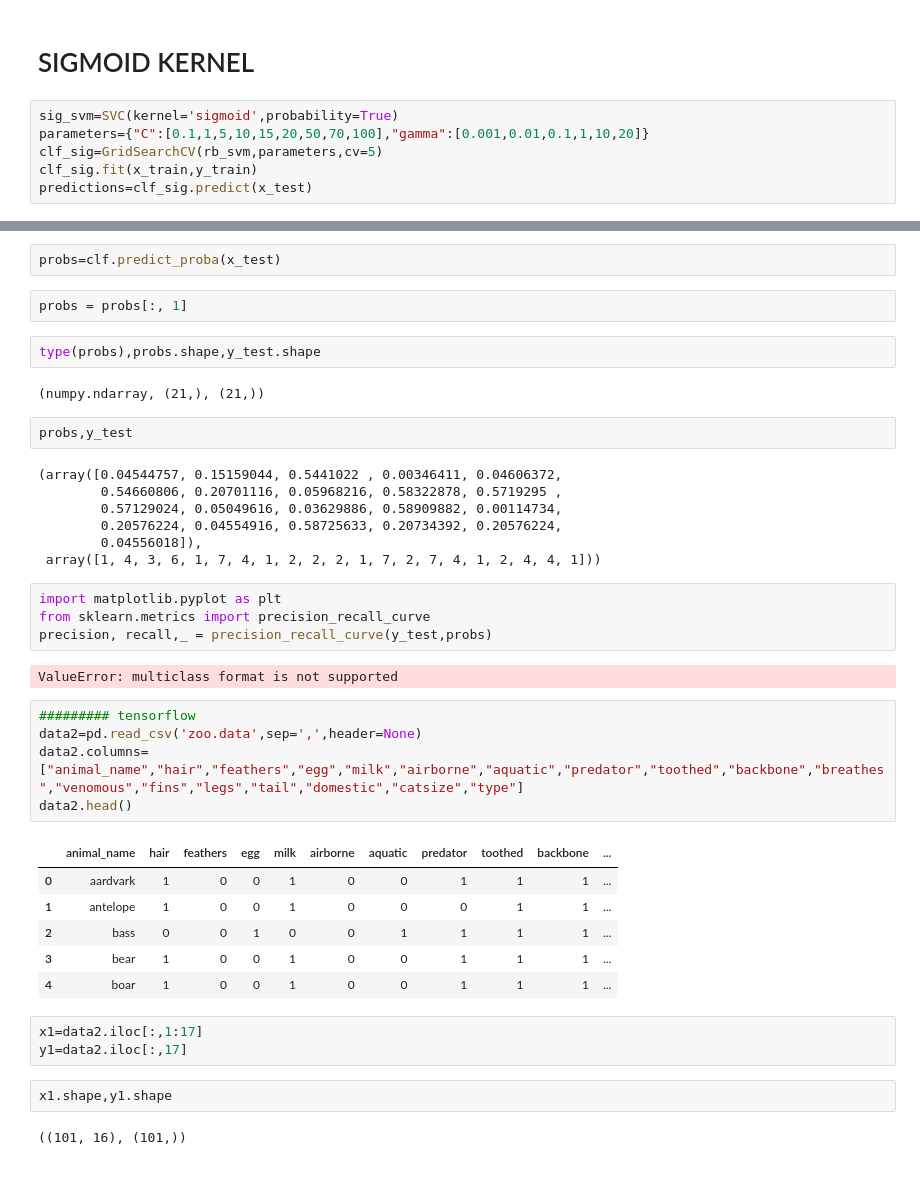
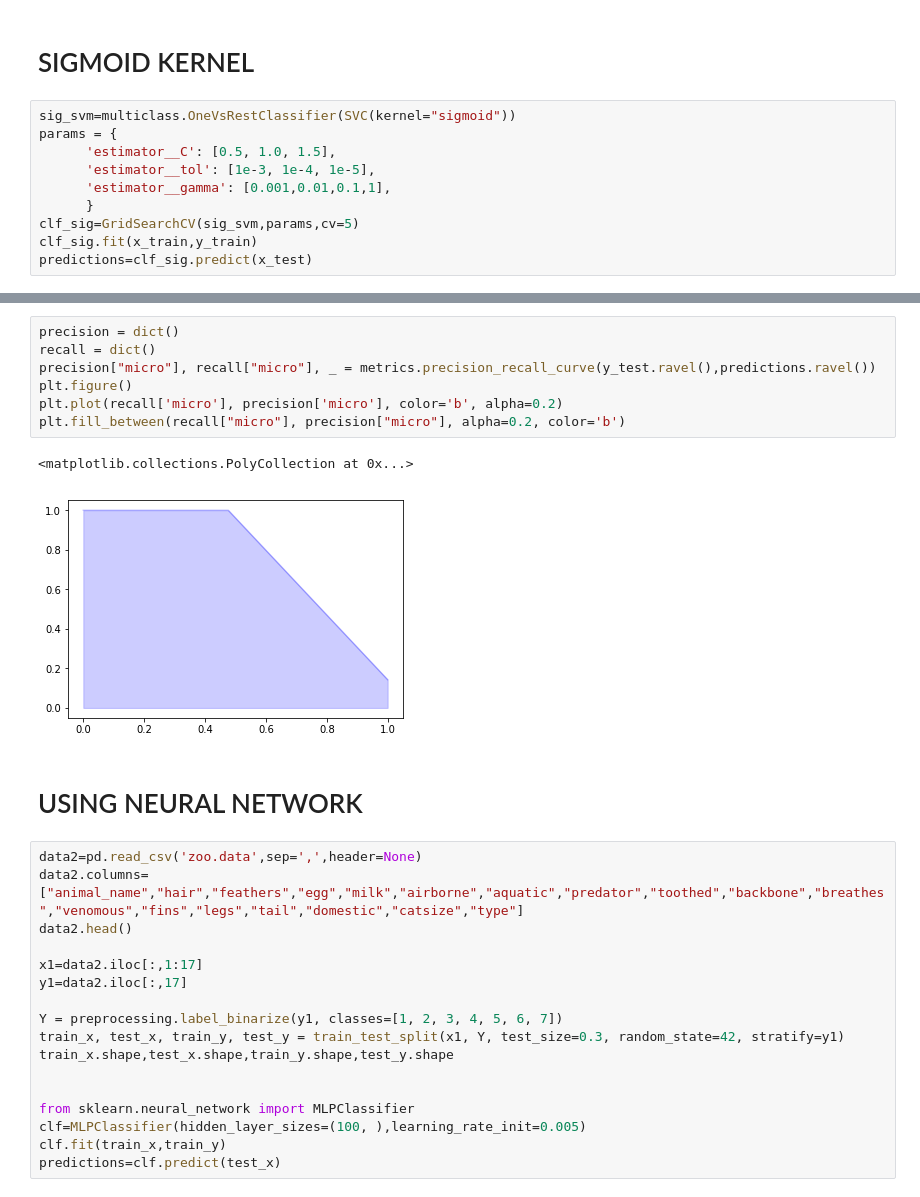
Before and after one commit to Himani2000/celestini_task, a Jupyter notebook: CELESTINI_MAIN.ipynb, the cells around one changed output, grey strips where cells are left out. Saved outputs shown, nothing was run; the diff lists cells and outputs as text.

```diff
--- a/CELESTINI_MAIN.ipynb
+++ b/CELESTINI_MAIN.ipynb
@@ -136,9 +163,13 @@ weighted avg       1.00      1.00      1.00        21
 # %% [markdown]
 # SIGMOID KERNEL
 # %%
-sig_svm=SVC(kernel='sigmoid',probability=True)
-parameters={"C":[0.1,1,5,10,15,20,50,70,100],"gamma":[0.001,0.01,0.1,1,10,20]}
-clf_sig=GridSearchCV(rb_svm,parameters,cv=5)
+sig_svm=multiclass.OneVsRestClassifier(SVC(kernel="sigmoid"))
+params = {
+      'estimator__C': [0.5, 1.0, 1.5],
+      'estimator__tol': [1e-3, 1e-4, 1e-5],
+      'estimator__gamma': [0.001,0.01,0.1,1],
+      }
+clf_sig=GridSearchCV(sig_svm,params,cv=5)
 clf_sig.fit(x_train,y_train)
 predictions=clf_sig.predict(x_test)
 # %%
@@ -182,42 +196,29 @@ CalibratedClassifierCV(base_estimator=SVC(C=1.0, cache_size=200, class_weight=No
-# %%
-probs=clf.predict_proba(x_test)
-# %%
-probs = probs[:, 1]
-# %%
-type(probs),probs.shape,y_test.shape
-# %% [output]
-(numpy.ndarray, (21,), (21,))
-# %%
-probs,y_test
-# %% [output]
-(array([0.04544757, 0.15159044, 0.5441022 , 0.00346411, 0.04606372,
-        0.54660806, 0.20701116, 0.05968216, 0.58322878, 0.5719295 ,
-        0.57129024, 0.05049616, 0.03629886, 0.58909882, 0.00114734,
-        0.20576224, 0.04554916, 0.58725633, 0.20734392, 0.20576224,
-        0.04556018]),
- array([1, 4, 3, 6, 1, 7, 4, 1, 2, 2, 2, 1, 7, 2, 7, 4, 1, 2, 4, 4, 1]))
-# %%
-import matplotlib.pyplot as plt
-from sklearn.metrics import precision_recall_curve
-precision, recall,_ = precision_recall_curve(y_test,probs)
-# %% [output]
-ValueError: multiclass format is not supported
+# %%
+precision = dict()
+recall = dict()
+precision["micro"], recall["micro"], _ = metrics.precision_recall_curve(y_test.ravel(),predictions.ravel())
+plt.figure()
+plt.plot(recall['micro'], precision['micro'], color='b', alpha=0.2)
+plt.fill_between(recall["micro"], precision["micro"], alpha=0.2, color='b')
+# %% [output]
+<matplotlib.collections.PolyCollection at 0x...>
+[figure, added]
+# %% [markdown]
+# USING NEURAL NETWORK
 # %%
-######### tensorflow
 data2=pd.read_csv('zoo.data',sep=',',header=None)
 data2.columns=["animal_name","hair","feathers","egg","milk","airborne","aquatic","predator","toothed","backbone","breathes","venomous","fins","legs","tail","domestic","catsize","type"]
 data2.head()
+
+x1=data2.iloc[:,1:17]
+y1=data2.iloc[:,17]
+
+Y = preprocessing.label_binarize(y1, classes=[1, 2, 3, 4, 5, 6, 7])
+train_x, test_x, train_y, test_y = train_test_split(x1, Y, test_size=0.3, random_state=42, stratify=y1)
+train_x.shape,test_x.shape,train_y.shape,test_y.shape
+
+
+from sklearn.neural_network import MLPClassifier
+clf=MLPClassifier(hidden_layer_sizes=(100, ),learning_rate_init=0.005)
+clf.fit(train_x,train_y)
+predictions=clf.predict(test_x)
-# %% [output]
-|  | animal_name | hair | feathers | egg | milk | airborne | aquatic | predator | toothed | backbone | ... |
-| 0 | aardvark | 1 | 0 | 0 | 1 | 0 | 0 | 1 | 1 | 1 | ... |
-| 1 | antelope | 1 | 0 | 0 | 1 | 0 | 0 | 0 | 1 | 1 | ... |
-| 2 | bass | 0 | 0 | 1 | 0 | 0 | 1 | 1 | 1 | 1 | ... |
-| 3 | bear | 1 | 0 | 0 | 1 | 0 | 0 | 1 | 1 | 1 | ... |
-| 4 | boar | 1 | 0 | 0 | 1 | 0 | 0 | 1 | 1 | 1 | ... |
-# %%
-x1=data2.iloc[:,1:17]
-y1=data2.iloc[:,17]
-# %%
-x1.shape,y1.shape
-# %% [output]
-((101, 16), (101,))
```
Also changed, not shown: parts of 39 cells of this notebook.
